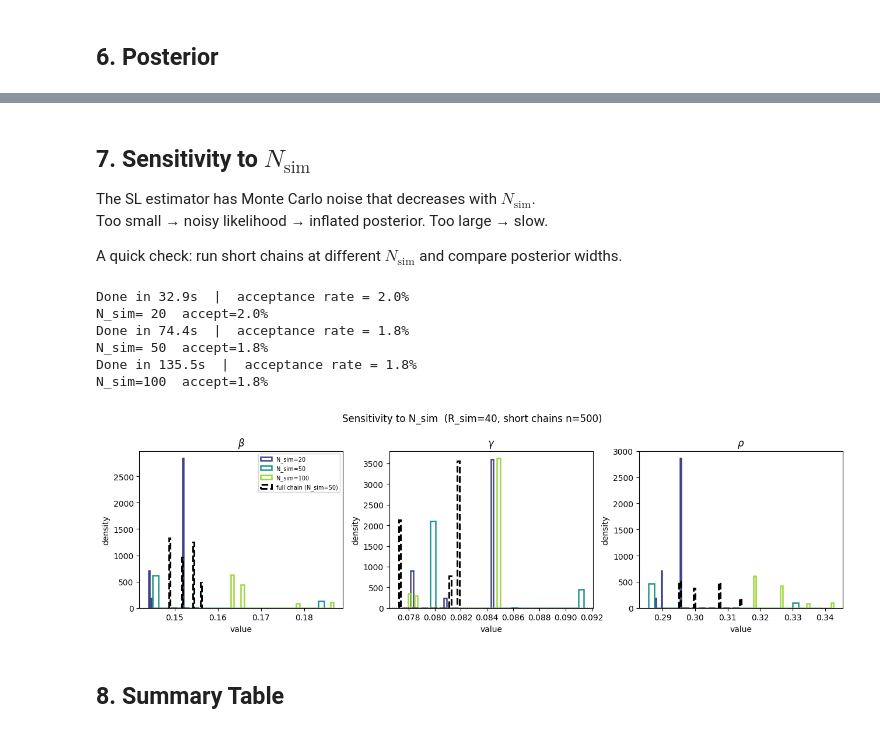
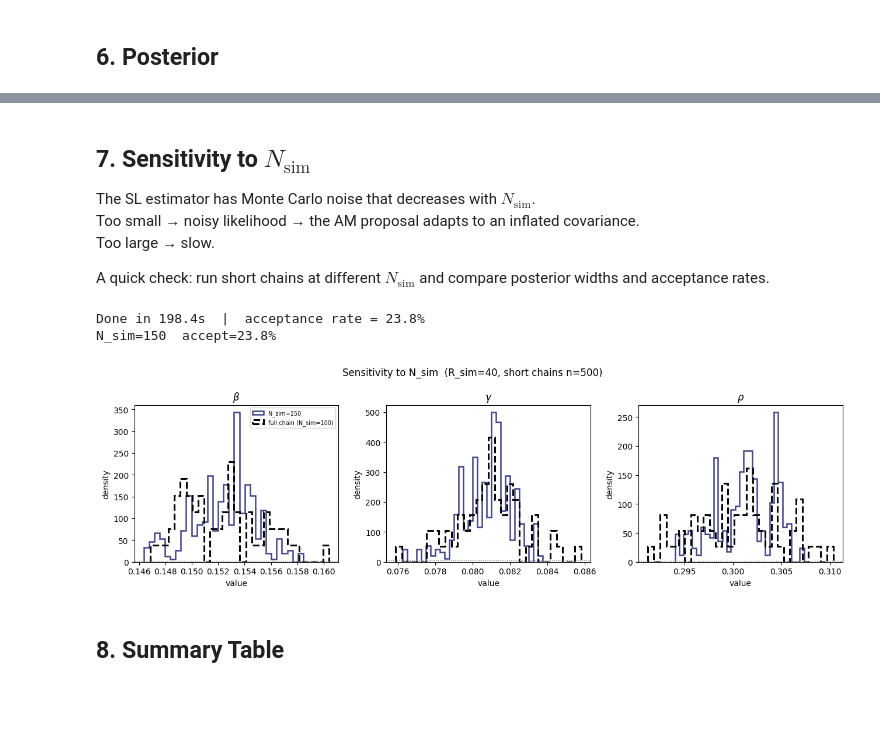
Before and after one commit to Florian-Dreyer/SimulationProject, a Jupyter notebook: notebooks/synthetic_likelihood.ipynb, the cells around one changed output, grey strips where cells are left out. Drawn from its saved outputs; the diff is of its cells as text; code cells hidden in the pictures; blank space fills up the shorter version.

Commit message:
Synthetic Likelihood and other fixes

```diff
--- a/notebooks/synthetic_likelihood.ipynb
+++ b/notebooks/synthetic_likelihood.ipynb
@@ -254,17 +267,35 @@ Expected runtime: 25s  (based on benchmark 0.062 ms/sim)
 # %%
-def run_mcmc(n_steps, theta_init, s_obs, N_sim, R_sim, step_size,
-             seed=0, cov_estimator="full", verbose=True):
+def run_mcmc(n_steps, theta_init, s_obs, N_sim, R_sim, step_size_init,
+             seed=0, cov_estimator="full", adapt_start=100, epsilon=1e-6,
+             verbose=True):
+    """
+    Metropolis-Hastings with Adaptive Metropolis proposal (Haario et al. 2001).
+    After `adapt_start` steps the proposal covariance is updated online:
+        Sigma_prop = (2.38^2 / d) * Cov(chain so far) + epsilon * I
+    """
+    d      = len(theta_init)
+    sd     = 2.38**2 / d          # optimal AM scaling constant
     rng    = np.random.default_rng(seed)
-    chain  = np.empty((n_steps + 1, 3))
+    chain  = np.empty((n_steps + 1, d))
     lls    = np.empty(n_steps + 1)
-    chain[0]  = theta_init
-    lls[0]    = log_synthetic_likelihood(theta_init, s_obs, N_sim, R_sim, rng, cov_estimator)
-    n_accept  = 0
+    chain[0] = theta_init
+    lls[0]   = log_synthetic_likelihood(theta_init, s_obs, N_sim, R_sim, rng, cov_estimator)
+    n_accept = 0
+
+    # Initial isotropic proposal covariance
+    prop_cov = np.diag(step_size_init**2)
 
     t0 = time.perf_counter()
     for step in range(1, n_steps + 1):
         theta_curr = chain[step - 1]
-        theta_prop = theta_curr + rng.normal(0, step_size)
+
+        # ── Adapt proposal covariance ──────────────────────────────────────────
+        if step >= adapt_start:
+            past = chain[:step]                          # (step, d)
+            prop_cov = sd * np.cov(past.T) + epsilon * np.eye(d)
+
+        # ── Propose ────────────────────────────────────────────────────────────
+        theta_prop = rng.multivariate_normal(theta_curr, prop_cov)
 
         # Uniform prior: reject out-of-bounds proposals immediately
         if np.any(theta_prop < PRIOR_LOW) or np.any(theta_prop > PRIOR_HIGH):
@@ -272,7 +303,7 @@ def run_mcmc(n_steps, theta_init, s_obs, N_sim, R_sim, step_size,
             lls[step]   = lls[step - 1]
             continue
 
-        ll_prop = log_synthetic_likelihood(theta_prop, s_obs, N_sim, R_sim, rng, cov_estimator)
+        ll_prop   = log_synthetic_likelihood(theta_prop, s_obs, N_sim, R_sim, rng, cov_estimator)
         log_alpha = ll_prop - lls[step - 1]
 
         if np.log(rng.random()) < log_alpha:
@@ -284,7 +315,7 @@ def run_mcmc(n_steps, theta_init, s_obs, N_sim, R_sim, step_size,
             lls[step]   = lls[step - 1]
 
         if verbose and step % 200 == 0:
-            elapsed = time.perf_counter() - t0
+            elapsed   = time.perf_counter() - t0
             remaining = elapsed / step * (n_steps - step)
             print(f"  step {step:>5}/{n_steps}  "
                   f"accept={n_accept/step:.1%}  "
@@ -298,6 +329,7 @@ def run_mcmc(n_steps, theta_init, s_obs, N_sim, R_sim, step_size,
 
 chain, lls, acc_rate = run_mcmc(
     N_STEPS, THETA_INIT, s_obs, N_SIM, R_SIM,
-    STEP_SIZE, seed=SEED_MCMC, cov_estimator=COV_EST,
+    STEP_SIZE_INIT, seed=SEED_MCMC, cov_estimator=COV_EST,
+    adapt_start=ADAPT_START, epsilon=EPSILON,
 )
 # %% [output]
@@ -441,44 +473,42 @@ plt.savefig(FIG_DIR / "sl_pairwise.png", dpi=150, bbox_inches="tight")
 ## 7. Sensitivity to $N_\text{sim}$
 
 The SL estimator has Monte Carlo noise that decreases with $N_\text{sim}$.
-Too small → noisy likelihood → inflated posterior.  Too large → slow.
+Too small → noisy likelihood → the AM proposal adapts to an inflated covariance.
+Too large → slow.
 
-A quick check: run short chains at different $N_\text{sim}$ and compare posterior widths.
+A quick check: run short chains at different $N_\text{sim}$ and compare posterior widths
+and acceptance rates.
 # %%
-N_SIM_VALUES  = [20, 50, 100]   # values to compare
+N_SIM_VALUES  = [150]#[20, 50, 100]   # values to compare
 N_STEPS_QUICK = 500             # short chains just for comparison
 
 fig, axes = plt.subplots(1, 3, figsize=(13, 4))
 colors = plt.cm.viridis(np.linspace(0.2, 0.85, len(N_SIM_VALUES)))
 
 for color, n in zip(colors, N_SIM_VALUES):
     ch, _, ar = run_mcmc(
         N_STEPS_QUICK, THETA_INIT, s_obs, n, R_SIM,
-        STEP_SIZE, seed=42, cov_estimator=COV_EST, verbose=False,
+        STEP_SIZE_INIT, seed=42, cov_estimator=COV_EST, adapt_start=ADAPT_START, epsilon=EPSILON, verbose=False,
     )
     post = ch[BURN_IN // (N_STEPS // N_STEPS_QUICK):]
     print(f"N_sim={n:>3}  accept={ar:.1%}")
     for ax, j, name in zip(axes, range(3), param_labels):
         ax.hist(post[:, j], bins=30, density=True, histtype="step",
                 linewidth=1.8, color=color, label=f"N_sim={n}")
 
 for ax, j, name in zip(axes, range(3), param_labels):
     ax.hist(posterior_thin[:, j], bins=30, density=True, histtype="step",
             linewidth=2.2, color="black", ls="--", label=f"full chain (N_sim={N_SIM})")
     ax.axhline(1 / (PRIOR_HIGH[j] - PRIOR_LOW[j]), color="grey", ls=":", lw=1)
     ax.set(title=name, xlabel="value", ylabel="density")
 axes[0].legend(fontsize=7)
 plt.suptitle(f"Sensitivity to N_sim  (R_sim={R_SIM}, short chains n={N_STEPS_QUICK})")
 plt.tight_layout()
 plt.savefig(FIG_DIR / "sl_nsim_sensitivity.png", dpi=150, bbox_inches="tight")
 # %% [output]
-Done in 32.9s  |  acceptance rate = 2.0%
-N_sim= 20  accept=2.0%
-Done in 74.4s  |  acceptance rate = 1.8%
-N_sim= 50  accept=1.8%
-Done in 135.5s  |  acceptance rate = 1.8%
-N_sim=100  accept=1.8%
+Done in 198.4s  |  acceptance rate = 23.8%
+N_sim=150  accept=23.8%
-[figure, old version]
+[figure, new version]
 # %% [markdown]
 ## 8. Summary Table
 # %%
```
Also changed, not shown: parts of 12 cells of this notebook, 9 other files.
